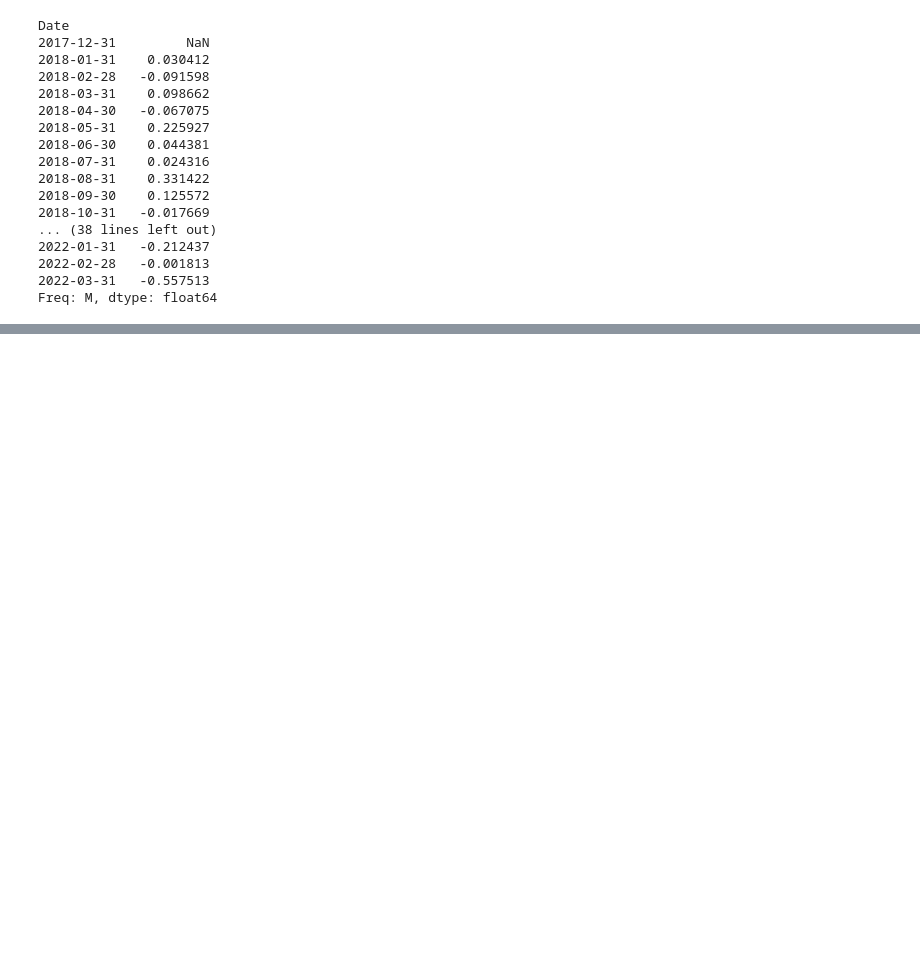
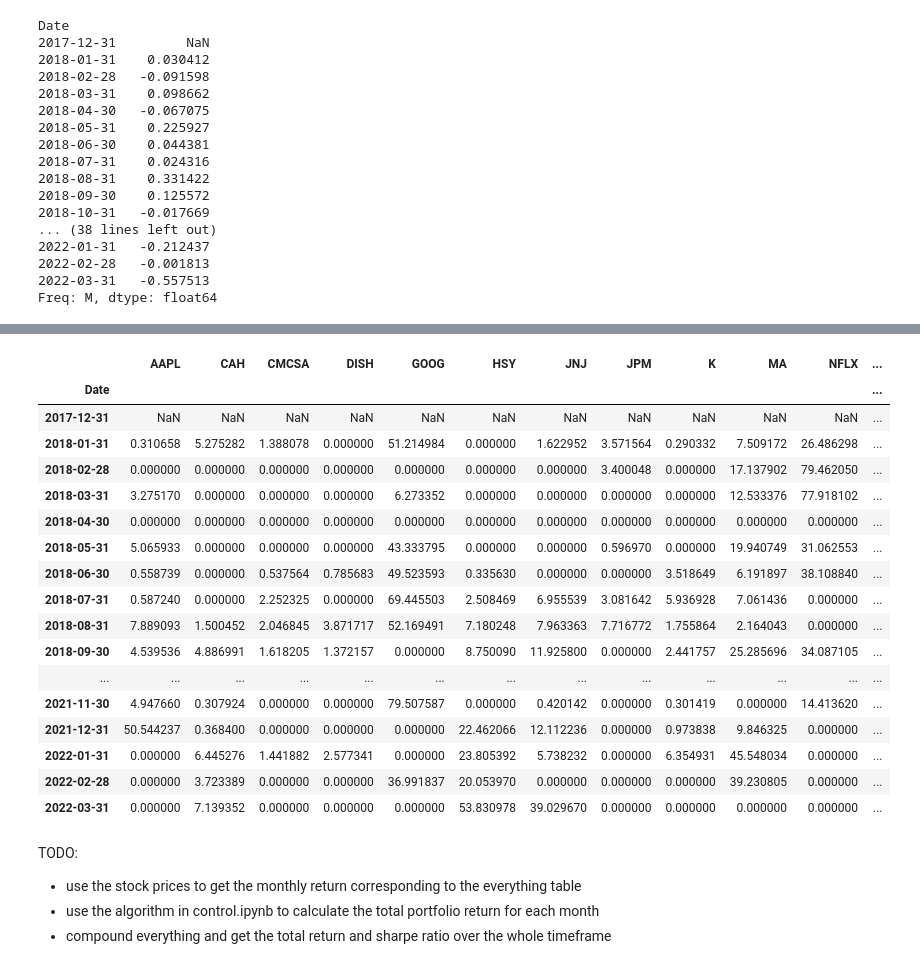
Before and after one commit to Royleong31/Stock-Portfolio-Optimiser, a Jupyter notebook: arima/after ratio calculation-2.ipynb, the cells around one changed output, grey strips where cells are left out. Cells and saved outputs as stored; diff of their text form; code cells hidden in the pictures; blank space fills up the shorter version.

Commit message:
add portfolio ratios for arima model

```diff
--- a/arima/after ratio calculation-2.ipynb
+++ b/arima/after ratio calculation-2.ipynb
@@ -929,0 +792,22 @@ NameError: name 'values' is not defined
+# %%
+for i,row in everything.iterrows():
+    sum = 0
+    print(i)
+    stockNames = []
+    for index, value in row.iteritems():
+        if value>0:
+            sum+=value
+            print(index, value)
+            stockNames.append(index)
+    print(stockNames)
+    print('Sum: ', sum, '\n')
+
+    for stock in stockNames:
+        stockPercentage = row[stock]/sum * 100
+        print(stock, 'value:', stockPercentage)
+        # !: mutates the everthing dataframe, and takes a long time to re-run the code above so be careful
+        everything.at[i, stock] = stockPercentage
+
+
+
+    print('\n')
@@ -929,0 +832,6 @@ NameError: name 'values' is not defined
+# %%
+for i, row in everything.iterrows():
+    for index, value in row.iteritems():
+        if value<0:
+            print(i, index)
+            everything.at[i, index] = 0
@@ -929,0 +860,26 @@ NameError: name 'values' is not defined
+# %%
+everything
+# %% [output]
+|  | AAPL | CAH | CMCSA | DISH | GOOG | HSY | JNJ | JPM | K | MA | NFLX | ... |
+| Date |  |  |  |  |  |  |  |  |  |  |  | ... |
+| 2017-12-31 | NaN | NaN | NaN | NaN | NaN | NaN | NaN | NaN | NaN | NaN | NaN | ... |
+| 2018-01-31 | 0.310658 | 5.275282 | 1.388078 | 0.000000 | 51.214984 | 0.000000 | 1.622952 | 3.571564 | 0.290332 | 7.509172 | 26.486298 | ... |
+| 2018-02-28 | 0.000000 | 0.000000 | 0.000000 | 0.000000 | 0.000000 | 0.000000 | 0.000000 | 3.400048 | 0.000000 | 17.137902 | 79.462050 | ... |
+| 2018-03-31 | 3.275170 | 0.000000 | 0.000000 | 0.000000 | 6.273352 | 0.000000 | 0.000000 | 0.000000 | 0.000000 | 12.533376 | 77.918102 | ... |
+| 2018-04-30 | 0.000000 | 0.000000 | 0.000000 | 0.000000 | 0.000000 | 0.000000 | 0.000000 | 0.000000 | 0.000000 | 0.000000 | 0.000000 | ... |
+| 2018-05-31 | 5.065933 | 0.000000 | 0.000000 | 0.000000 | 43.333795 | 0.000000 | 0.000000 | 0.596970 | 0.000000 | 19.940749 | 31.062553 | ... |
+| 2018-06-30 | 0.558739 | 0.000000 | 0.537564 | 0.785683 | 49.523593 | 0.335630 | 0.000000 | 0.000000 | 3.518649 | 6.191897 | 38.108840 | ... |
+| 2018-07-31 | 0.587240 | 0.000000 | 2.252325 | 0.000000 | 69.445503 | 2.508469 | 6.955539 | 3.081642 | 5.936928 | 7.061436 | 0.000000 | ... |
+| 2018-08-31 | 7.889093 | 1.500452 | 2.046845 | 3.871717 | 52.169491 | 7.180248 | 7.963363 | 7.716772 | 1.755864 | 2.164043 | 0.000000 | ... |
+| 2018-09-30 | 4.539536 | 4.886991 | 1.618205 | 1.372157 | 0.000000 | 8.750090 | 11.925800 | 0.000000 | 2.441757 | 25.285696 | 34.087105 | ... |
+| ... | ... | ... | ... | ... | ... | ... | ... | ... | ... | ... | ... | ... |
+| 2021-11-30 | 4.947660 | 0.307924 | 0.000000 | 0.000000 | 79.507587 | 0.000000 | 0.420142 | 0.000000 | 0.301419 | 0.000000 | 14.413620 | ... |
+| 2021-12-31 | 50.544237 | 0.368400 | 0.000000 | 0.000000 | 0.000000 | 22.462066 | 12.112236 | 0.000000 | 0.973838 | 9.846325 | 0.000000 | ... |
+| 2022-01-31 | 0.000000 | 6.445276 | 1.441882 | 2.577341 | 0.000000 | 23.805392 | 5.738232 | 0.000000 | 6.354931 | 45.548034 | 0.000000 | ... |
+| 2022-02-28 | 0.000000 | 3.723389 | 0.000000 | 0.000000 | 36.991837 | 20.053970 | 0.000000 | 0.000000 | 0.000000 | 39.230805 | 0.000000 | ... |
+| 2022-03-31 | 0.000000 | 7.139352 | 0.000000 | 0.000000 | 0.000000 | 53.830978 | 39.029670 | 0.000000 | 0.000000 | 0.000000 | 0.000000 | ... |
+# %% [markdown]
+TODO:
+- use the stock prices to get the monthly return corresponding to the everything table
+- use the algorithm in control.ipynb to calculate the total portfolio return for each month
+- compound everything and get the total return and sharpe ratio over the whole timeframe
```
Also changed, not shown: parts of 15 cells of this notebook, 2 other files.
